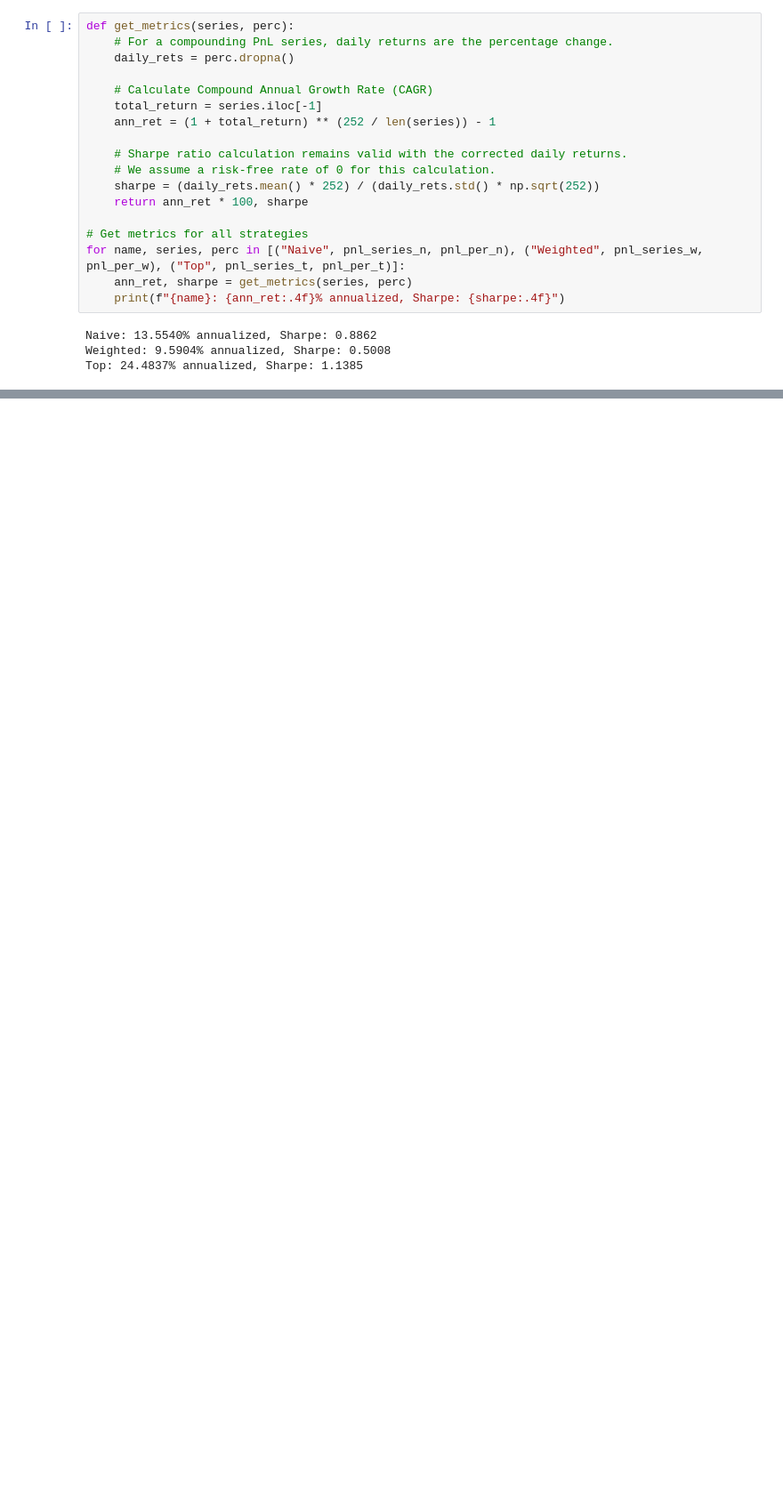
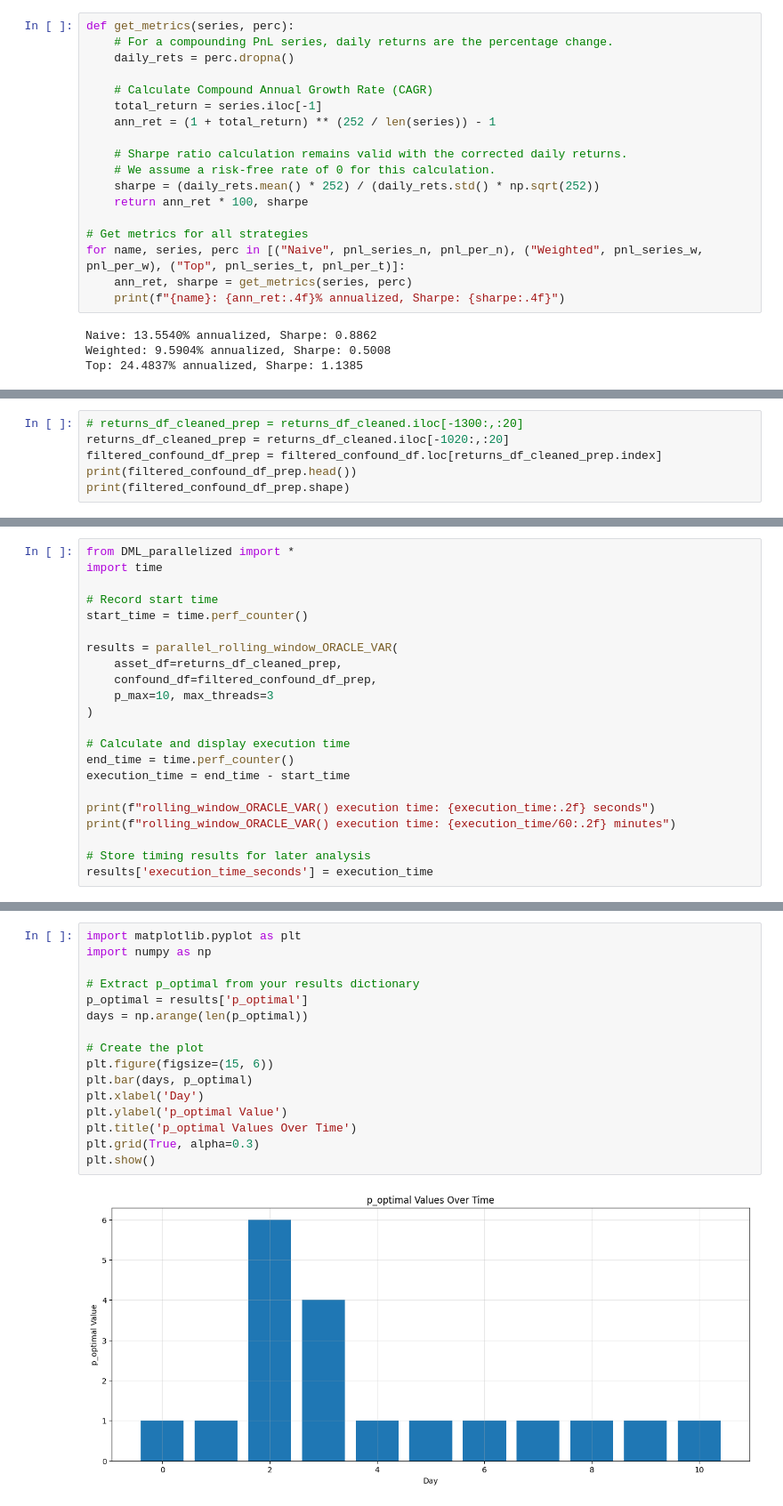
Before and after one commit to HK-Tan/ICAIF_25, a Jupyter notebook: Current_Code/Script/ORACLE-VAR-Ver2.ipynb, the cells around one changed output, grey strips where cells are left out. Shown at 89% size. Cells and saved outputs as stored; diff of their text form; blank space fills up the shorter version.

Commit message:
ORACLE parallelized code

```diff
--- a/Current_Code/Script/ORACLE-VAR-Ver2.ipynb
+++ b/Current_Code/Script/ORACLE-VAR-Ver2.ipynb
@@ -381,0 +405,6 @@ Top: 24.4837% annualized, Sharpe: 1.1385
+# %%
+# returns_df_cleaned_prep = returns_df_cleaned.iloc[-1300:,:20]
+returns_df_cleaned_prep = returns_df_cleaned.iloc[-1020:,:20]
+filtered_confound_df_prep = filtered_confound_df.loc[returns_df_cleaned_prep.index]
+print(filtered_confound_df_prep.head())
+print(filtered_confound_df_prep.shape)
@@ -381,0 +420,22 @@ Top: 24.4837% annualized, Sharpe: 1.1385
+# %%
+from DML_parallelized import *
+import time
+
+# Record start time
+start_time = time.perf_counter()
+
+results = parallel_rolling_window_ORACLE_VAR(
+    asset_df=returns_df_cleaned_prep,
+    confound_df=filtered_confound_df_prep,
+    p_max=10, max_threads=3
+)
+
+# Calculate and display execution time
+end_time = time.perf_counter()
+execution_time = end_time - start_time
+
+print(f"rolling_window_ORACLE_VAR() execution time: {execution_time:.2f} seconds")
+print(f"rolling_window_ORACLE_VAR() execution time: {execution_time/60:.2f} minutes")
+
+# Store timing results for later analysis
+results['execution_time_seconds'] = execution_time
@@ -381,0 +445,18 @@ Top: 24.4837% annualized, Sharpe: 1.1385
+# %%
+import matplotlib.pyplot as plt
+import numpy as np
+
+# Extract p_optimal from your results dictionary
+p_optimal = results['p_optimal']
+days = np.arange(len(p_optimal))
+
+# Create the plot
+plt.figure(figsize=(15, 6))
+plt.bar(days, p_optimal)
+plt.xlabel('Day')
+plt.ylabel('p_optimal Value')
+plt.title('p_optimal Values Over Time')
+plt.grid(True, alpha=0.3)
+plt.show()
+# %% [output]
+[figure, added]
```
Also changed, not shown: parts of 8 cells of this notebook, 1 other file.
